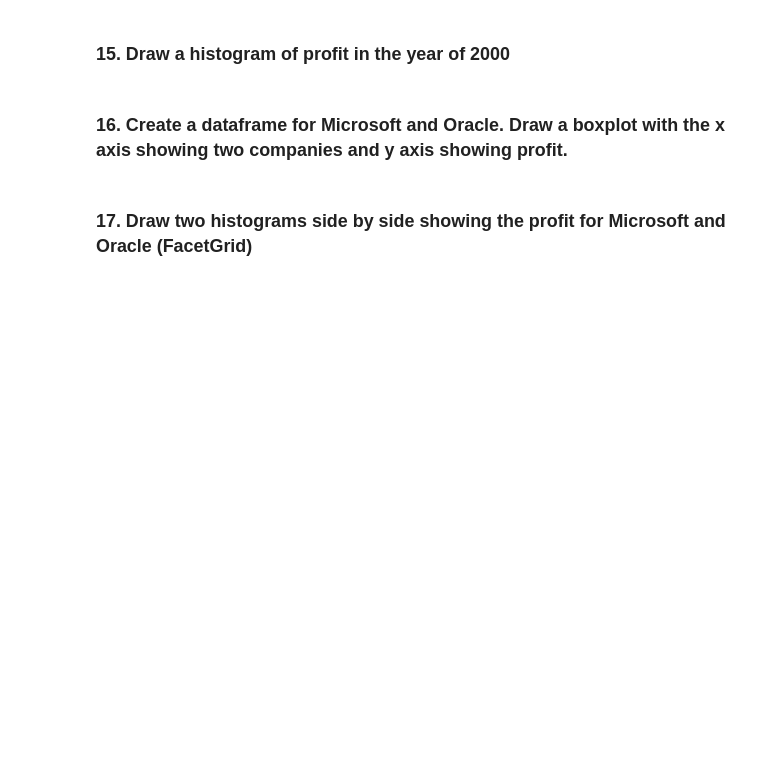
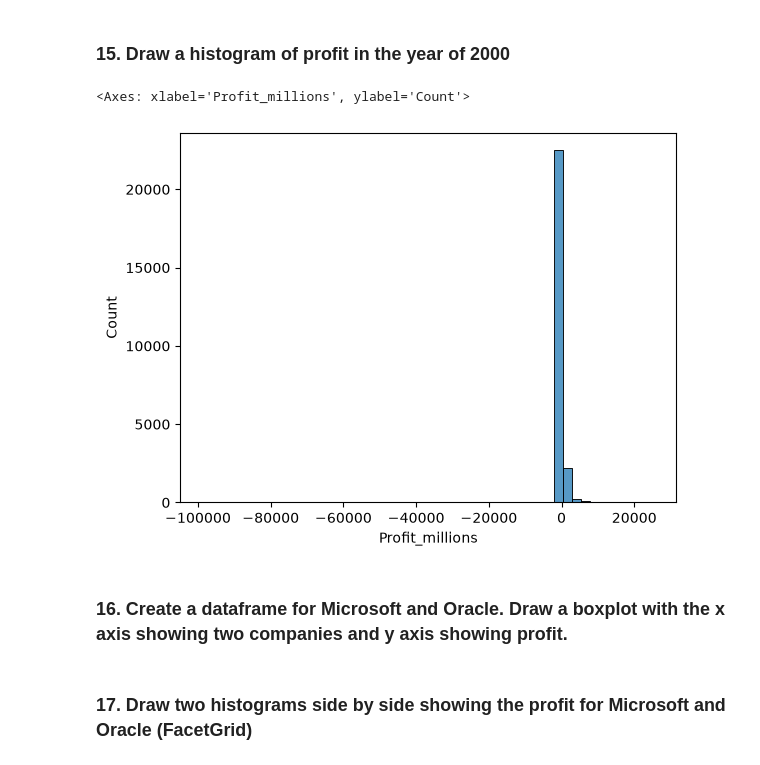
Before and after one commit to yxf9tv/comm4259-work, a Jupyter notebook: lab_03/Lab_03-Exercise.ipynb, the cells around one changed output. Cells and saved outputs as stored; diff of their text form; code cells hidden in the pictures; blank space fills up the shorter version.

```diff
--- a/lab_03/Lab_03-Exercise.ipynb
+++ b/lab_03/Lab_03-Exercise.ipynb
@@ -13,2 +18,11 @@ You need to analyze the fortune500.csv data. This is a data set of Fortune 500 c
 # %% [markdown]
 ### 2. Read top 3 rows
+# %%
+# read in the data
+url = "fortune500.csv"
+
+# convert to dataframe
+df = pd.read_csv(url)
+
+# read first 3 rows
+df.head(3)
@@ -19,5 +60,8 @@ You need to analyze the fortune500.csv data. This is a data set of Fortune 500 c
 # %% [markdown]
 ### 5. Rename column
 Rename "'Revenue (in millions)" to be "Revenue_millions" and "Profit (in millions)" to be "Profit_millions"
+# %%
+df.rename(columns={"Revenue (in millions)": "Revenue_millions",
+                   "Profit (in millions)": "Profit_millions"}, inplace=True)
 # %% [markdown]
 ### 6. Get column types
@@ -40,4 +221,11 @@ Rename "'Revenue (in millions)" to be "Revenue_millions" and "Profit (in million
 # %% [markdown]
 ### 15. Draw a histogram of profit in the year of 2000
+# %%
+profit_in_2000 = df[df["Year"] == 2000].Profit_millions.sum()
+
+sns.histplot(data=df, x="Profit_millions", bins=50)
+# %% [output]
+<Axes: xlabel='Profit_millions', ylabel='Count'>
+[figure, added]
 # %% [markdown]
 ### 16. Create a dataframe for Microsoft and Oracle. Draw a boxplot with the x axis showing two companies and y axis showing profit.
```
Also changed, not shown: parts of 16 cells of this notebook, 1 other file.
